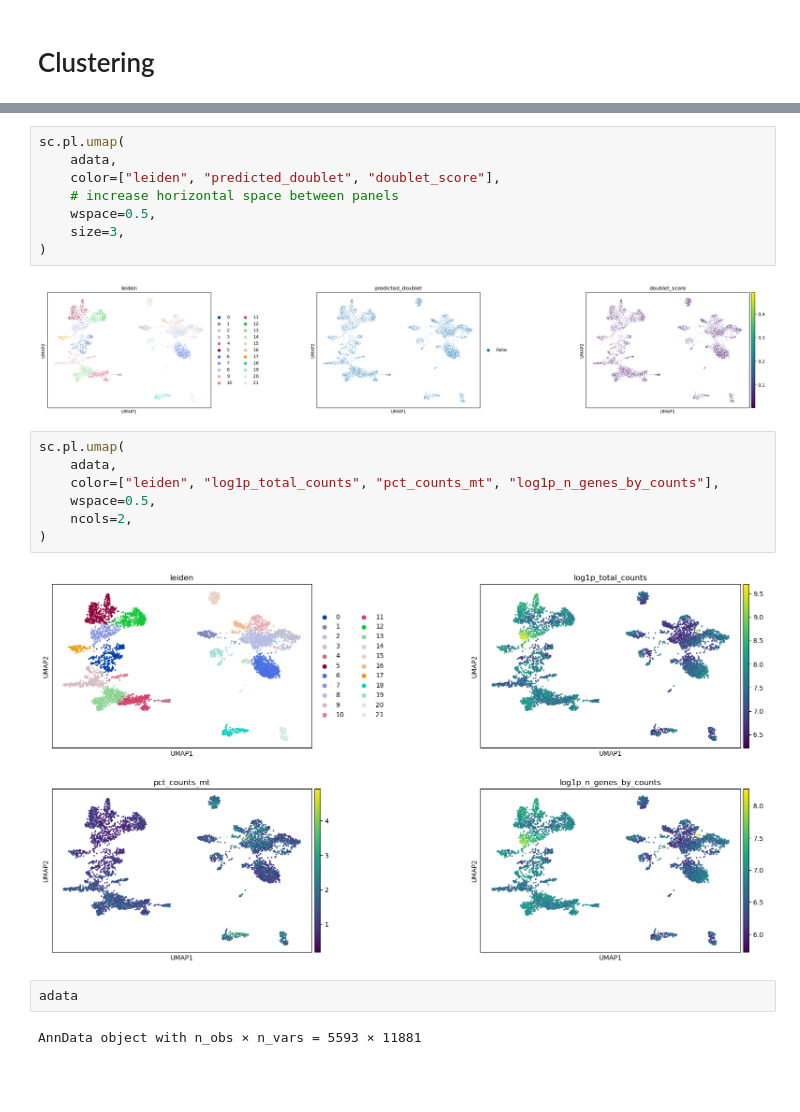
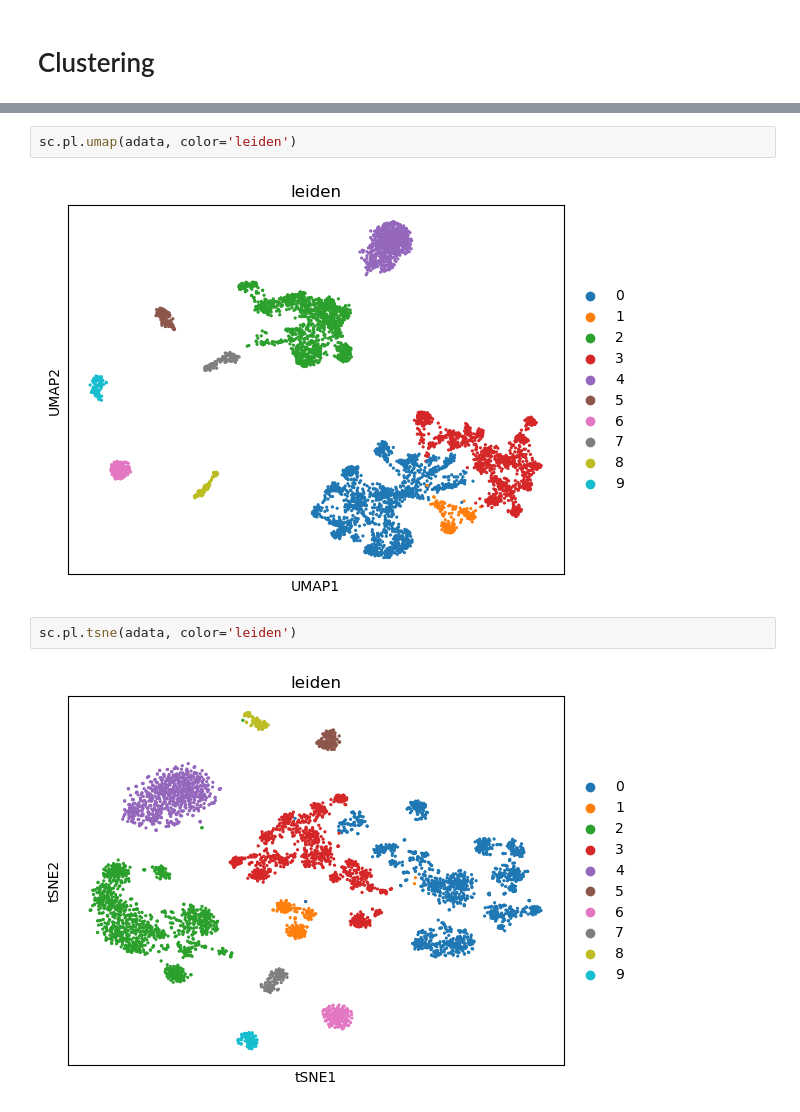
Before and after one commit to milavalli/bioeng-420, a Jupyter notebook: gbelis.ipynb, the cells around one changed output, grey strips where cells are left out. Cells and saved outputs as stored; diff of their text form; blank space fills up the shorter version.

```diff
--- a/gbelis.ipynb
+++ b/gbelis.ipynb
@@ -131,23 +149,8 @@ sc.pl.umap(adata, color=["leiden"])
 # %%
-sc.pl.umap(
-    adata,
-    color=["leiden", "predicted_doublet", "doublet_score"],
-    # increase horizontal space between panels
-    wspace=0.5,
-    size=3,
-)
+sc.pl.umap(adata, color='leiden')
 # %% [output]
-[figure, old version]
+[figure, new version]
 # %%
-sc.pl.umap(
-    adata,
-    color=["leiden", "log1p_total_counts", "pct_counts_mt", "log1p_n_genes_by_counts"],
-    wspace=0.5,
-    ncols=2,
-)
+sc.pl.tsne(adata, color='leiden')
 # %% [output]
-[figure, old version]
+[figure, new version]
-# %%
-adata
-# %% [output]
-AnnData object with n_obs × n_vars = 5593 × 11881
```
Also changed, not shown: parts of 21 cells of this notebook.
